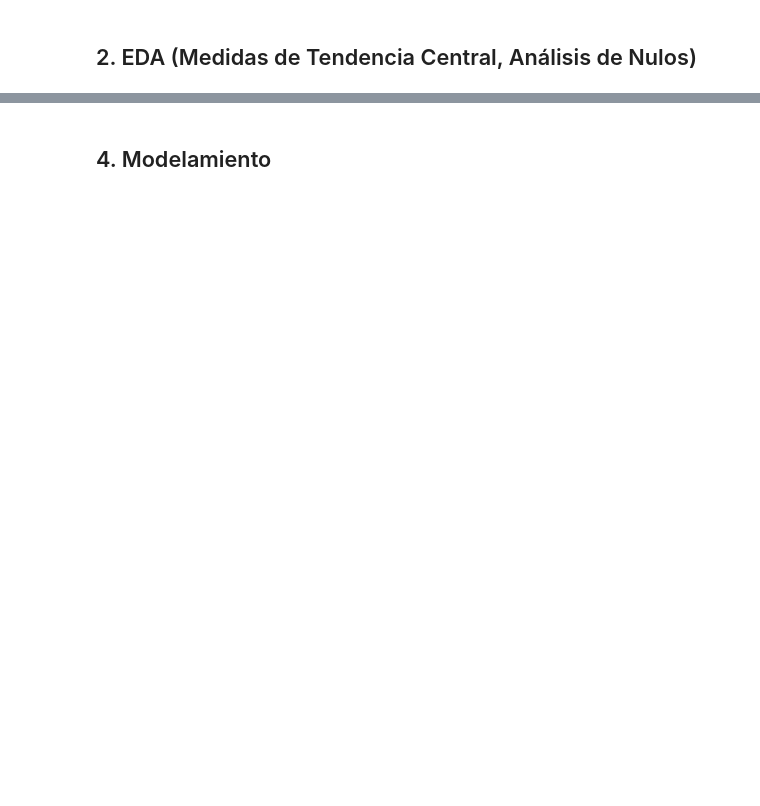
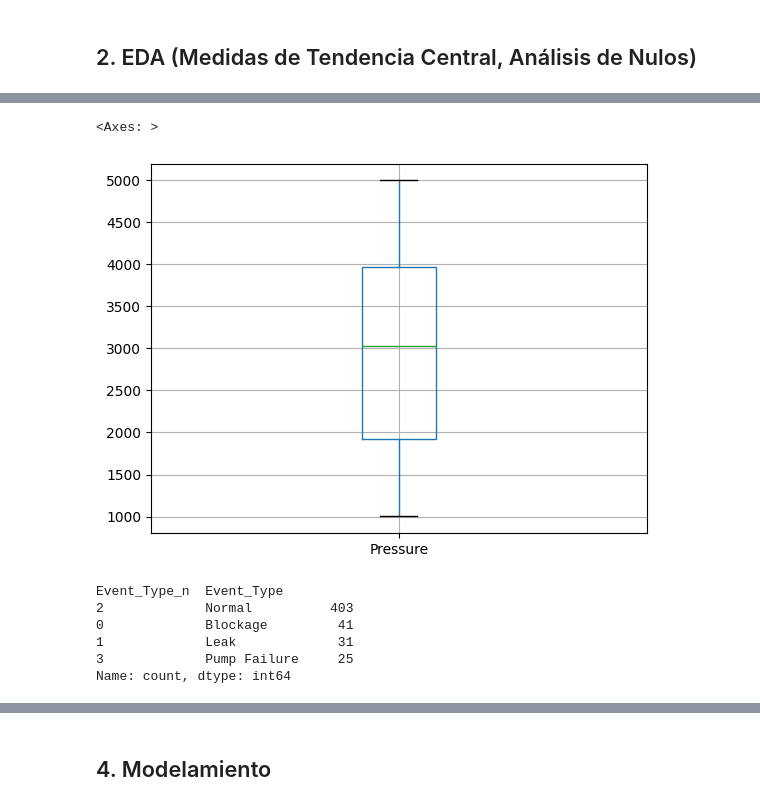
Before and after one commit to xaramillo/ml-bootcamp-labs, a Jupyter notebook: notebooks/laboratorio-s06.ipynb, the cells around one changed output, grey strips where cells are left out. Cells and saved outputs as stored; diff of their text form; code cells hidden in the pictures; blank space fills up the shorter version.

```diff
--- a/notebooks/laboratorio-s06.ipynb
+++ b/notebooks/laboratorio-s06.ipynb
@@ -28,0 +182,5 @@
+# %%
+df.Pressure.to_frame().boxplot()
+# %% [output]
+<Axes: >
+[figure, added]
@@ -28,0 +196,12 @@
+# %%
+from sklearn.preprocessing import LabelEncoder
+label_encoder = LabelEncoder()
+df['Event_Type_n'] = label_encoder.fit_transform(df.Event_Type)
+df[["Event_Type_n","Event_Type"]].value_counts()
+# %% [output]
+Event_Type_n  Event_Type
+2             Normal          403
+0             Blockage         41
+1             Leak             31
+3             Pump Failure     25
+Name: count, dtype: int64
```
Also changed, not shown: parts of 38 cells of this notebook.
